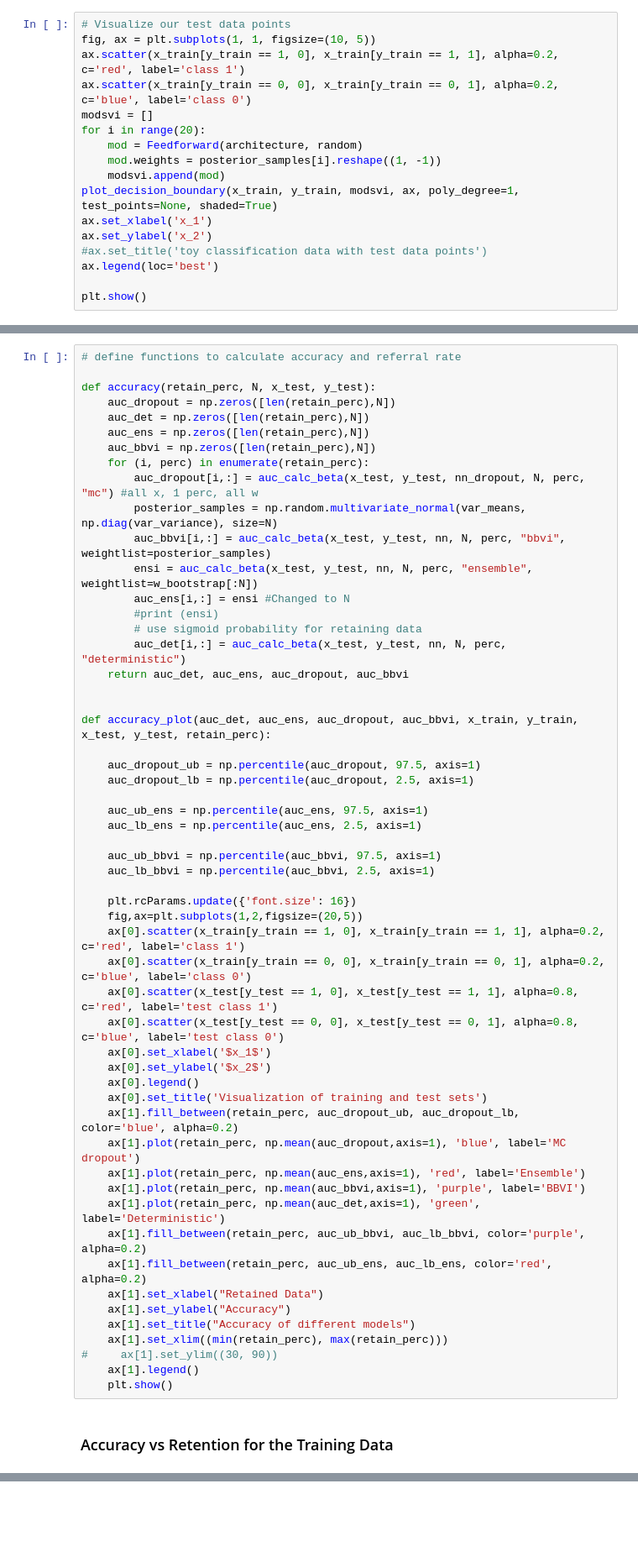
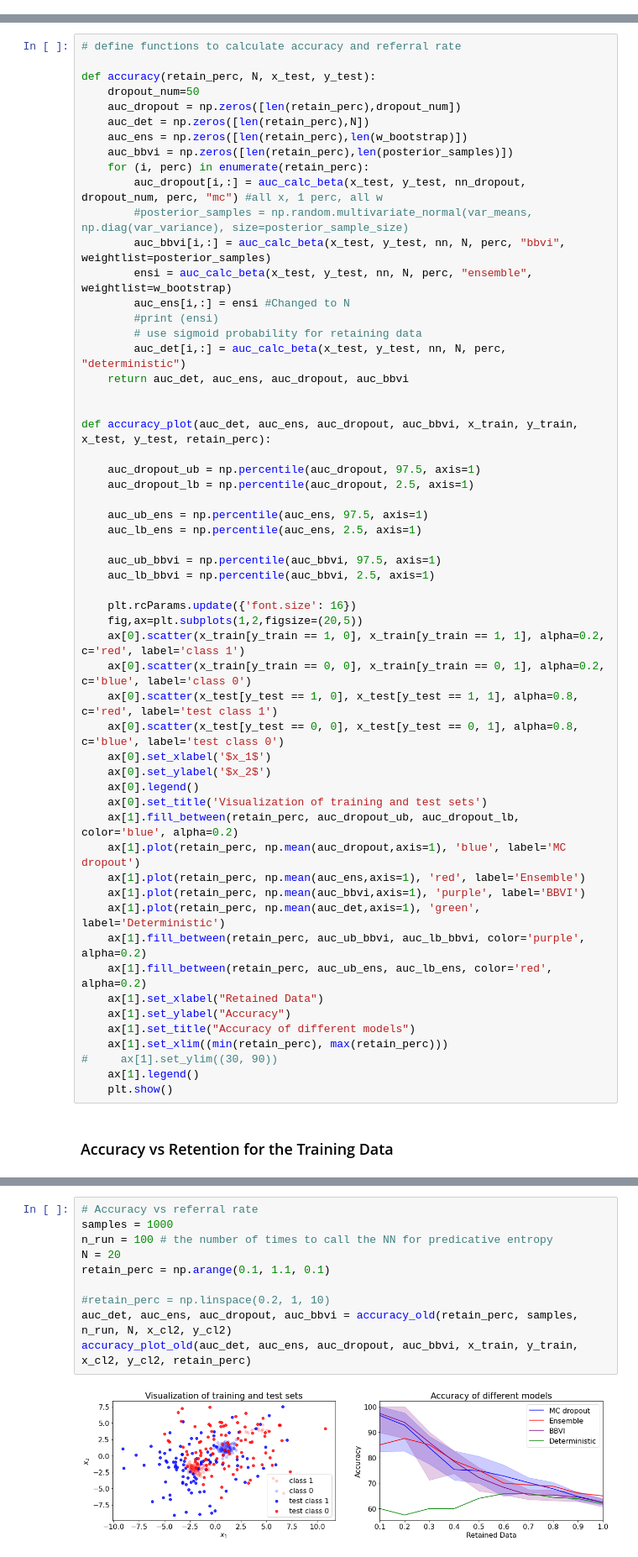
Before and after one commit to ziyanzzhu/am207, a Jupyter notebook: examples_outliers.ipynb, the cells around one changed output, grey strips where cells are left out. Shown at 84% size. Drawn from its saved outputs; the diff is of its cells as text; blank space fills up the shorter version.

```diff
--- a/examples_outliers.ipynb
+++ b/examples_outliers.ipynb
@@ -557,17 +550,0 @@ plt.show()
-# %%
-# Visualize our test data points
-fig, ax = plt.subplots(1, 1, figsize=(10, 5))
-ax.scatter(x_train[y_train == 1, 0], x_train[y_train == 1, 1], alpha=0.2, c='red', label='class 1')
-ax.scatter(x_train[y_train == 0, 0], x_train[y_train == 0, 1], alpha=0.2, c='blue', label='class 0')
-modsvi = []
-for i in range(20):
-    mod = Feedforward(architecture, random)
-    mod.weights = posterior_samples[i].reshape((1, -1))
-    modsvi.append(mod)
-plot_decision_boundary(x_train, y_train, modsvi, ax, poly_degree=1, test_points=None, shaded=True)
-ax.set_xlabel('x_1')
-ax.set_ylabel('x_2')
-#ax.set_title('toy classification data with test data points')
-ax.legend(loc='best')
-
-plt.show()
@@ -643,15 +584,16 @@ plt.show()
 # define functions to calculate accuracy and referral rate
 
 def accuracy(retain_perc, N, x_test, y_test):
-    auc_dropout = np.zeros([len(retain_perc),N])
+    dropout_num=50
+    auc_dropout = np.zeros([len(retain_perc),dropout_num])
     auc_det = np.zeros([len(retain_perc),N])
-    auc_ens = np.zeros([len(retain_perc),N])
-    auc_bbvi = np.zeros([len(retain_perc),N])
+    auc_ens = np.zeros([len(retain_perc),len(w_bootstrap)])
+    auc_bbvi = np.zeros([len(retain_perc),len(posterior_samples)])
     for (i, perc) in enumerate(retain_perc):
-        auc_dropout[i,:] = auc_calc_beta(x_test, y_test, nn_dropout, N, perc, "mc") #all x, 1 perc, all w
-        posterior_samples = np.random.multivariate_normal(var_means, np.diag(var_variance), size=N)
+        auc_dropout[i,:] = auc_calc_beta(x_test, y_test, nn_dropout, dropout_num, perc, "mc") #all x, 1 perc, all w
+        #posterior_samples = np.random.multivariate_normal(var_means, np.diag(var_variance), size=posterior_sample_size)
         auc_bbvi[i,:] = auc_calc_beta(x_test, y_test, nn, N, perc, "bbvi", weightlist=posterior_samples)
-        ensi = auc_calc_beta(x_test, y_test, nn, N, perc, "ensemble", weightlist=w_bootstrap[:N])
+        ensi = auc_calc_beta(x_test, y_test, nn, N, perc, "ensemble", weightlist=w_bootstrap)
         auc_ens[i,:] = ensi #Changed to N
         #print (ensi)
         # use sigmoid probability for retaining data
@@ -784,0 +767,12 @@ False
+# %%
+# Accuracy vs referral rate
+samples = 1000
+n_run = 100 # the number of times to call the NN for predicative entropy
+N = 20
+retain_perc = np.arange(0.1, 1.1, 0.1)
+
+#retain_perc = np.linspace(0.2, 1, 10)
+auc_det, auc_ens, auc_dropout, auc_bbvi = accuracy_old(retain_perc, samples, n_run, N, x_cl2, y_cl2)
+accuracy_plot_old(auc_det, auc_ens, auc_dropout, auc_bbvi, x_train, y_train, x_cl2, y_cl2, retain_perc)
+# %% [output]
+[figure, added]
```
Also changed, not shown: parts of 32 cells of this notebook, 26 other files.
